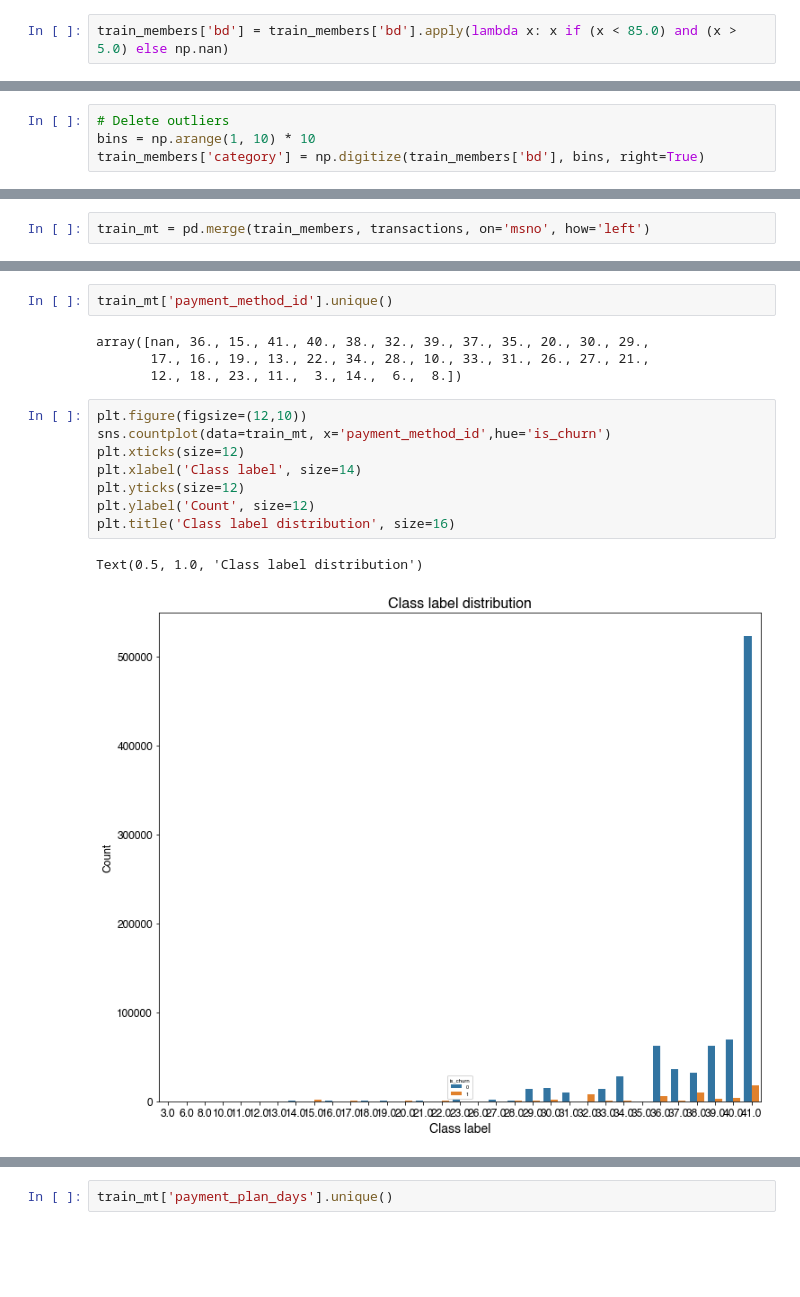
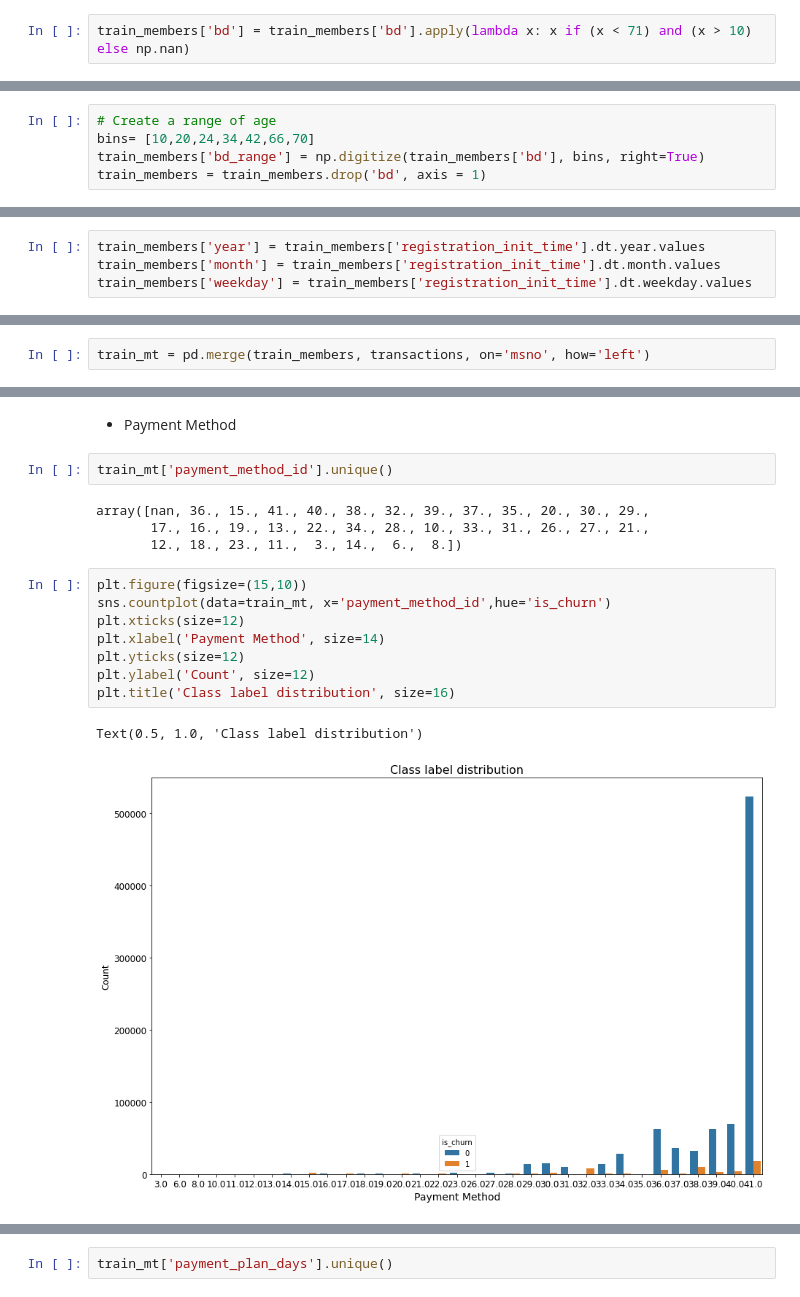
Before and after one commit to ohanid/SD701, a Jupyter notebook: Project/Project_SD701.ipynb, the cells around one changed output, grey strips where cells are left out. Cells and saved outputs as stored; diff of their text form; blank space fills up the shorter version.

```diff
--- a/Project/Project_SD701.ipynb
+++ b/Project/Project_SD701.ipynb
@@ -176,2 +237,2 @@ sns.boxplot(x='is_churn', y='bd', data=train_members)
 # %%
-train_members['bd'] = train_members['bd'].apply(lambda x: x if (x < 85.0) and (x > 5.0) else np.nan)
+train_members['bd'] = train_members['bd'].apply(lambda x: x if (x < 71) and (x > 10) else np.nan)
@@ -178,4 +276,5 @@ train_members['bd'] = train_members['bd'].apply(lambda x: x if (x < 85.0) and (x
 # %%
-# Delete outliers
-bins = np.arange(1, 10) * 10
-train_members['category'] = np.digitize(train_members['bd'], bins, right=True)
+# Create a range of age
+bins= [10,20,24,34,42,66,70]
+train_members['bd_range'] = np.digitize(train_members['bd'], bins, right=True)
+train_members = train_members.drop('bd', axis = 1)
@@ -257 +380,5 @@ sns.pairplot(train_members, vars=['city', 'category', 'registered_via'], hue='is
+# %%
+train_members['year'] = train_members['registration_init_time'].dt.year.values
+train_members['month'] = train_members['registration_init_time'].dt.month.values
+train_members['weekday'] = train_members['registration_init_time'].dt.weekday.values
 # %% [markdown]
@@ -303,6 +431,8 @@ Data columns (total 18 columns):
  17  is_cancel               933578 non-null  float64
 dtypes: datetime64[ns](2), float64(10), int64(5), object(1)
 memory usage: 140.7+ MB
+# %% [markdown]
+* Payment Method
 # %%
 train_mt['payment_method_id'].unique()
 # %% [output]
@@ -310,14 +440,14 @@ array([nan, 36., 15., 41., 40., 38., 32., 39., 37., 35., 20., 30., 29.,
        17., 16., 19., 13., 22., 34., 28., 10., 33., 31., 26., 27., 21.,
        12., 18., 23., 11.,  3., 14.,  6.,  8.])
 # %%
-plt.figure(figsize=(12,10))
+plt.figure(figsize=(15,10))
 sns.countplot(data=train_mt, x='payment_method_id',hue='is_churn')
 plt.xticks(size=12)
-plt.xlabel('Class label', size=14)
+plt.xlabel('Payment Method', size=14)
 plt.yticks(size=12)
 plt.ylabel('Count', size=12)
 plt.title('Class label distribution', size=16)
 # %% [output]
 Text(0.5, 1.0, 'Class label distribution')
-[figure, old version]
+[figure, new version]
 # %%
```
Also changed, not shown: parts of 139 cells of this notebook, 1 other file.
